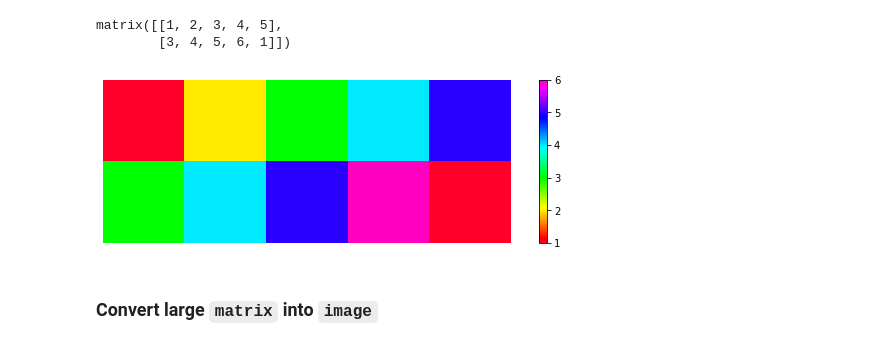
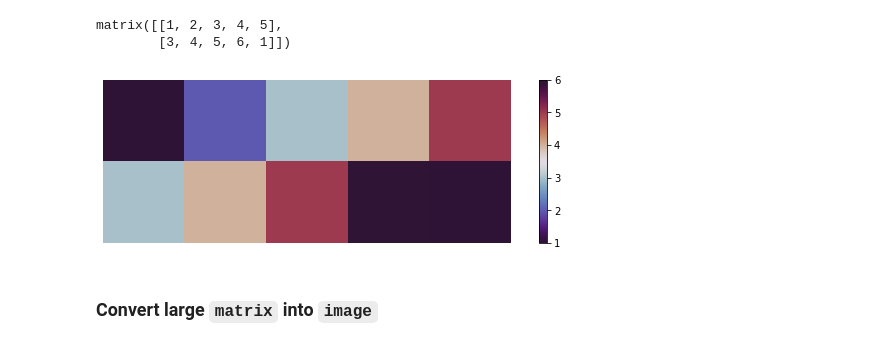
Before and after one commit to msameeruddin/Data-Analysis-Python, a Jupyter notebook: 8_DA_Image_da/image_data_analysis.ipynb, the cells around one changed output. Drawn from its saved outputs; the diff is of its cells as text; code cells hidden in the pictures.

```diff
--- a/8_DA_Image_da/image_data_analysis.ipynb
+++ b/8_DA_Image_da/image_data_analysis.ipynb
@@ -68,11 +86,11 @@ matrix([[1, 2, 3, 4, 5],
         [3, 4, 5, 6, 1]])
 # %%
 plt.figure(figsize=(10, 3))
-image_mat = plt.imshow(mat, cmap='gist_rainbow')
+image_mat = plt.imshow(mat, cmap='twilight_shifted')
 plt.colorbar(image_mat)
 plt.axis("off")
 plt.show()
 # %% [output]
-[figure, old version]
+[figure, new version]
 # %% [markdown]
 ### Convert large `matrix` into `image`
```
Also changed, not shown: parts of 28 cells of this notebook, 18 other files.
